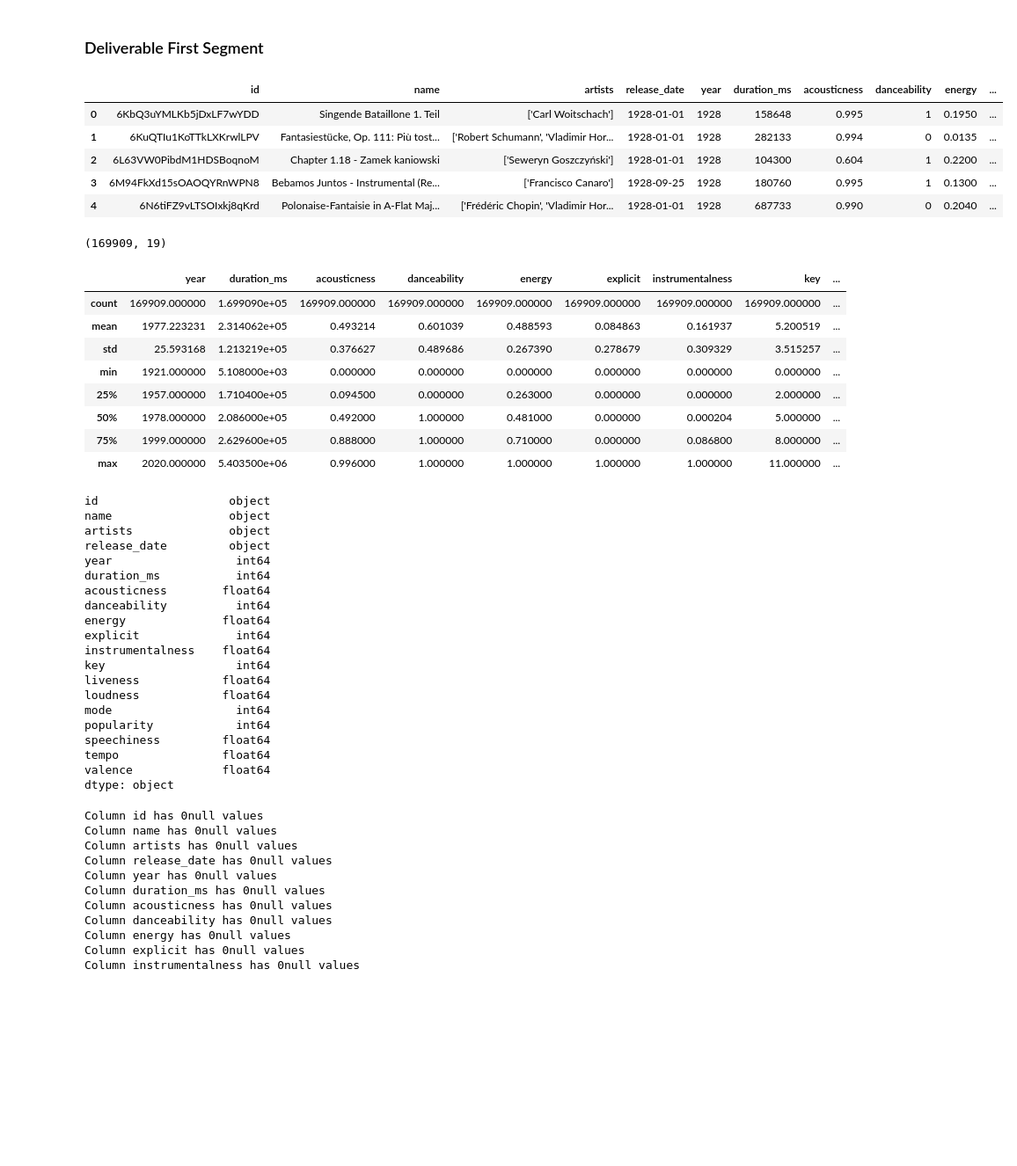
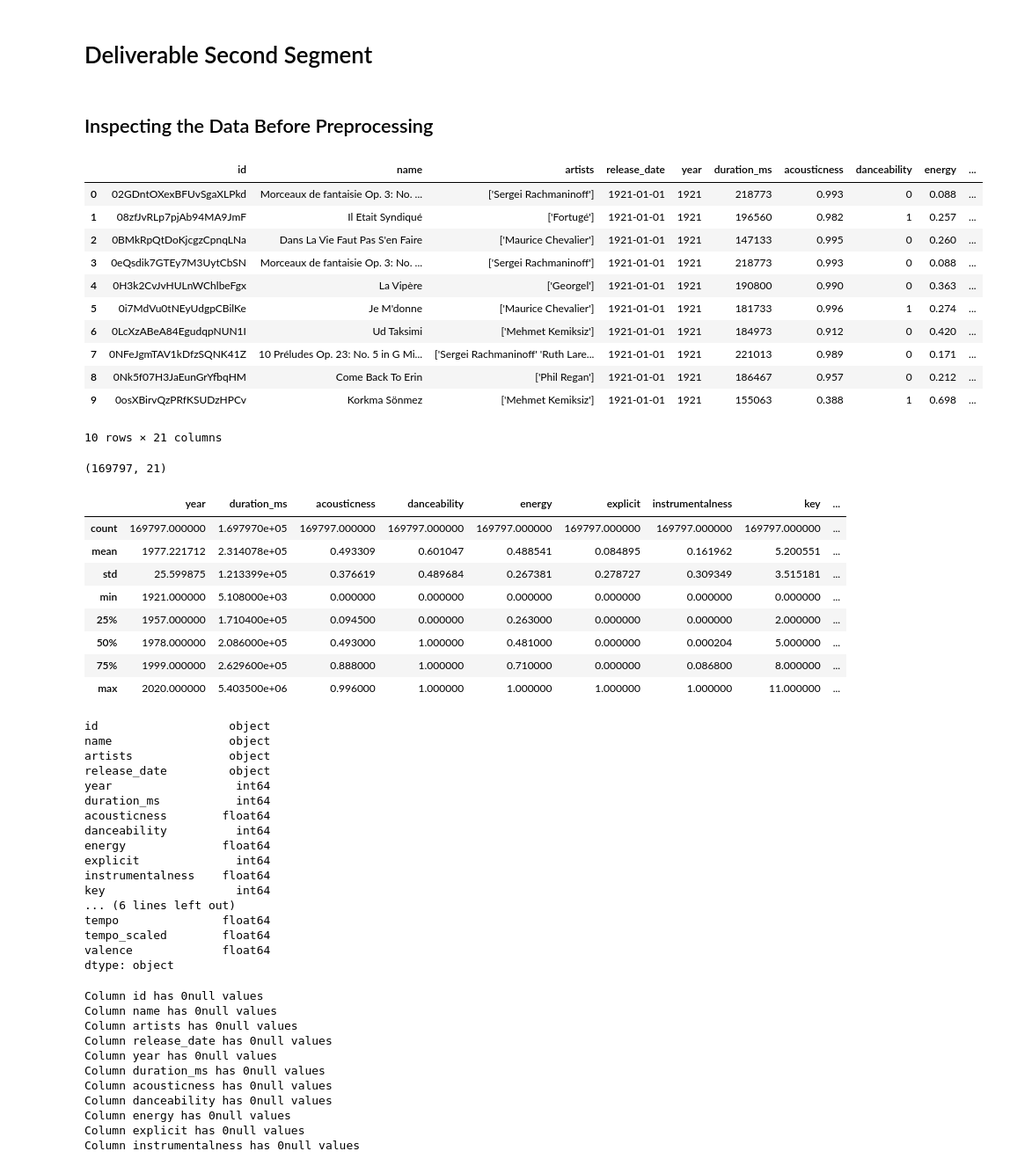
Before and after one commit to fa7i3/Danceability-for-Spotify-Songs, a Jupyter notebook: Machine Learning Model/Machine Learning Model .ipynb, the cells around one changed output. Shown at 88% size. Cells and saved outputs as stored; diff of their text form; code cells hidden in the pictures; blank space fills up the shorter version.

```diff
--- a/Machine Learning Model/Machine Learning Model .ipynb
+++ b/Machine Learning Model/Machine Learning Model .ipynb
@@ -1,5 +1,5 @@
 # %% [markdown]
-### Deliverable First Segment
+# Deliverable Second Segment
 # %%
 # Initial imports
 import pandas as pd
@@ -14,31 +14,41 @@ from sklearn.linear_model import LogisticRegression
 from sklearn.metrics import balanced_accuracy_score
 from sklearn.metrics import accuracy_score
 from sklearn.metrics import confusion_matrix, classification_report
+# %% [markdown]
+## Inspecting the Data Before Preprocessing
 # %%
-# Load and inspect the data.csv dataset
-spotify_df = pd.read_csv("Resources/merged_spotify_songs.csv")
-spotify_df.head(5)
+# Load and inspect the merged_spotify_songs.csv dataset
+spotify_df = pd.read_csv("../Resources/merged_spotify_songs.csv")
+spotify_df.head(10)
 # %% [output]
 |  | id | name | artists | release_date | year | duration_ms | acousticness | danceability | energy | ... |
-| 0 | 6KbQ3uYMLKb5jDxLF7wYDD | Singende Bataillone 1. Teil | ['Carl Woitschach'] | 1928-01-01 | 1928 | 158648 | 0.995 | 1 | 0.1950 | ... |
-| 1 | 6KuQTIu1KoTTkLXKrwlLPV | Fantasiestücke, Op. 111: Più tost... | ['Robert Schumann', 'Vladimir Hor... | 1928-01-01 | 1928 | 282133 | 0.994 | 0 | 0.0135 | ... |
-| 2 | 6L63VW0PibdM1HDSBoqnoM | Chapter 1.18 - Zamek kaniowski | ['Seweryn Goszczyński'] | 1928-01-01 | 1928 | 104300 | 0.604 | 1 | 0.2200 | ... |
-| 3 | 6M94FkXd15sOAOQYRnWPN8 | Bebamos Juntos - Instrumental (Re... | ['Francisco Canaro'] | 1928-09-25 | 1928 | 180760 | 0.995 | 1 | 0.1300 | ... |
-| 4 | 6N6tiFZ9vLTSOIxkj8qKrd | Polonaise-Fantaisie in A-Flat Maj... | ['Frédéric Chopin', 'Vladimir Hor... | 1928-01-01 | 1928 | 687733 | 0.990 | 0 | 0.2040 | ... |
+| 0 | 02GDntOXexBFUvSgaXLPkd | Morceaux de fantaisie Op. 3: No. ... | ['Sergei Rachmaninoff'] | 1921-01-01 | 1921 | 218773 | 0.993 | 0 | 0.088 | ... |
+| 1 | 08zfJvRLp7pjAb94MA9JmF | Il Etait Syndiqué | ['Fortugé'] | 1921-01-01 | 1921 | 196560 | 0.982 | 1 | 0.257 | ... |
+| 2 | 0BMkRpQtDoKjcgzCpnqLNa | Dans La Vie Faut Pas S'en Faire | ['Maurice Chevalier'] | 1921-01-01 | 1921 | 147133 | 0.995 | 0 | 0.260 | ... |
+| 3 | 0eQsdik7GTEy7M3UytCbSN | Morceaux de fantaisie Op. 3: No. ... | ['Sergei Rachmaninoff'] | 1921-01-01 | 1921 | 218773 | 0.993 | 0 | 0.088 | ... |
+| 4 | 0H3k2CvJvHULnWChlbeFgx | La Vipère | ['Georgel'] | 1921-01-01 | 1921 | 190800 | 0.990 | 0 | 0.363 | ... |
+| 5 | 0i7MdVu0tNEyUdgpCBilKe | Je M'donne | ['Maurice Chevalier'] | 1921-01-01 | 1921 | 181733 | 0.996 | 1 | 0.274 | ... |
+| 6 | 0LcXzABeA84EgudqpNUN1I | Ud Taksimi | ['Mehmet Kemiksiz'] | 1921-01-01 | 1921 | 184973 | 0.912 | 0 | 0.420 | ... |
+| 7 | 0NFeJgmTAV1kDfzSQNK41Z | 10 Préludes Op. 23: No. 5 in G Mi... | ['Sergei Rachmaninoff' 'Ruth Lare... | 1921-01-01 | 1921 | 221013 | 0.989 | 0 | 0.171 | ... |
+| 8 | 0Nk5f07H3JaEunGrYfbqHM | Come Back To Erin | ['Phil Regan'] | 1921-01-01 | 1921 | 186467 | 0.957 | 0 | 0.212 | ... |
+| 9 | 0osXBirvQzPRfKSUDzHPCv | Korkma Sönmez | ['Mehmet Kemiksiz'] | 1921-01-01 | 1921 | 155063 | 0.388 | 1 | 0.698 | ... |
+10 rows × 21 columns
 # %%
+# find the dimensions of the dataset
 spotify_df.shape
 # %% [output]
-(169909, 19)
+(169797, 21)
 # %%
+# Generate descriptive statistics
 spotify_df.describe()
 # %% [output]
 |  | year | duration_ms | acousticness | danceability | energy | explicit | instrumentalness | key | ... |
-| count | 169909.000000 | 1.699090e+05 | 169909.000000 | 169909.000000 | 169909.000000 | 169909.000000 | 169909.000000 | 169909.000000 | ... |
-| mean | 1977.223231 | 2.314062e+05 | 0.493214 | 0.601039 | 0.488593 | 0.084863 | 0.161937 | 5.200519 | ... |
-| std | 25.593168 | 1.213219e+05 | 0.376627 | 0.489686 | 0.267390 | 0.278679 | 0.309329 | 3.515257 | ... |
+| count | 169797.000000 | 1.697970e+05 | 169797.000000 | 169797.000000 | 169797.000000 | 169797.000000 | 169797.000000 | 169797.000000 | ... |
+| mean | 1977.221712 | 2.314078e+05 | 0.493309 | 0.601047 | 0.488541 | 0.084895 | 0.161962 | 5.200551 | ... |
+| std | 25.599875 | 1.213399e+05 | 0.376619 | 0.489684 | 0.267381 | 0.278727 | 0.309349 | 3.515181 | ... |
 | min | 1921.000000 | 5.108000e+03 | 0.000000 | 0.000000 | 0.000000 | 0.000000 | 0.000000 | 0.000000 | ... |
 | 25% | 1957.000000 | 1.710400e+05 | 0.094500 | 0.000000 | 0.263000 | 0.000000 | 0.000000 | 2.000000 | ... |
-| 50% | 1978.000000 | 2.086000e+05 | 0.492000 | 1.000000 | 0.481000 | 0.000000 | 0.000204 | 5.000000 | ... |
+| 50% | 1978.000000 | 2.086000e+05 | 0.493000 | 1.000000 | 0.481000 | 0.000000 | 0.000204 | 5.000000 | ... |
 | 75% | 1999.000000 | 2.629600e+05 | 0.888000 | 1.000000 | 0.710000 | 0.000000 | 0.086800 | 8.000000 | ... |
 | max | 2020.000000 | 5.403500e+06 | 0.996000 | 1.000000 | 1.000000 | 1.000000 | 1.000000 | 11.000000 | ... |
 # %%
@@ -57,12 +67,9 @@ energy              float64
 explicit              int64
 instrumentalness    float64
 key                   int64
-liveness            float64
-loudness            float64
-mode                  int64
-popularity            int64
-speechiness         float64
+... (6 lines left out)
 tempo               float64
+tempo_scaled        float64
 valence             float64
 dtype: object
 # %%
```
Also changed, not shown: 1 other file.
